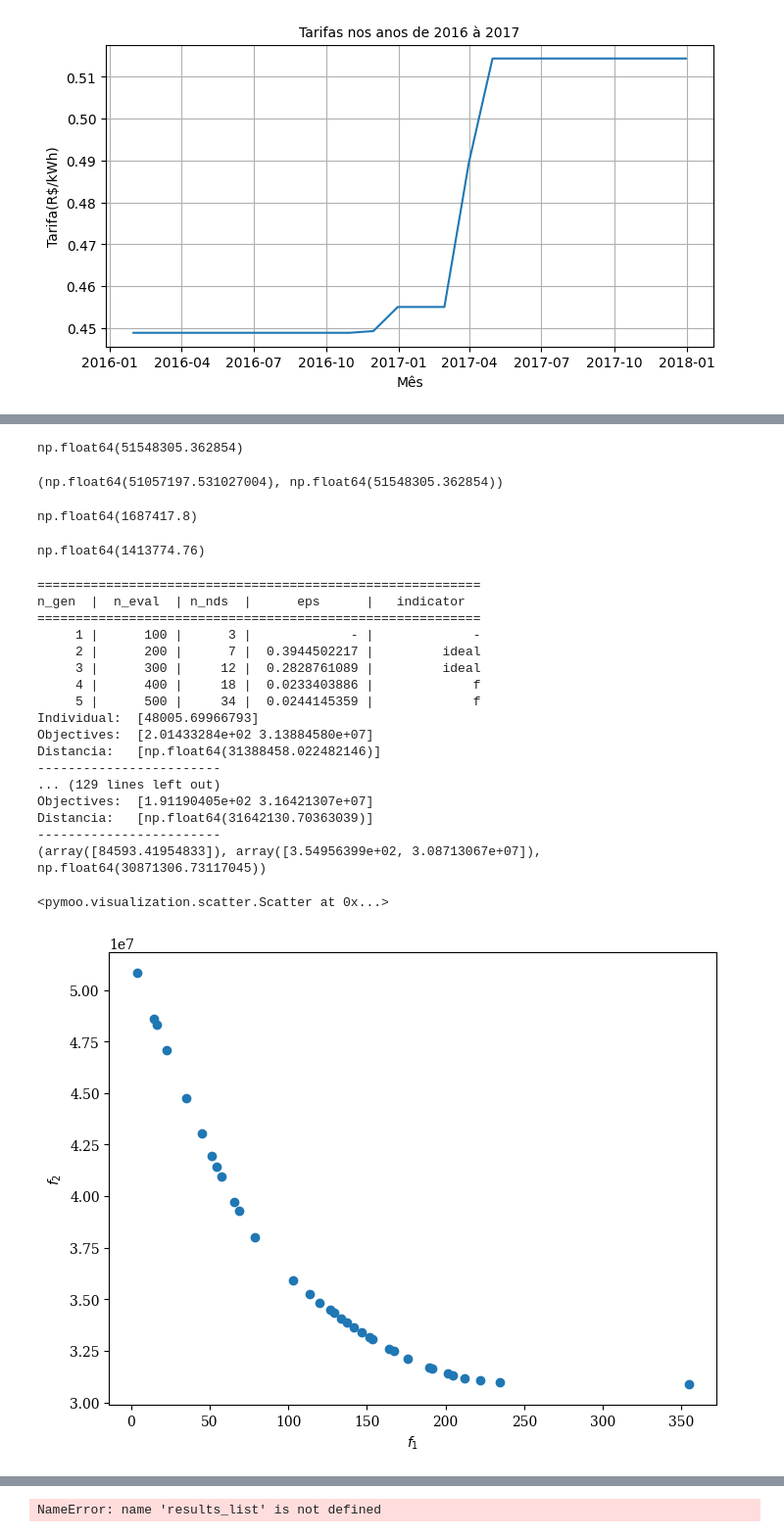
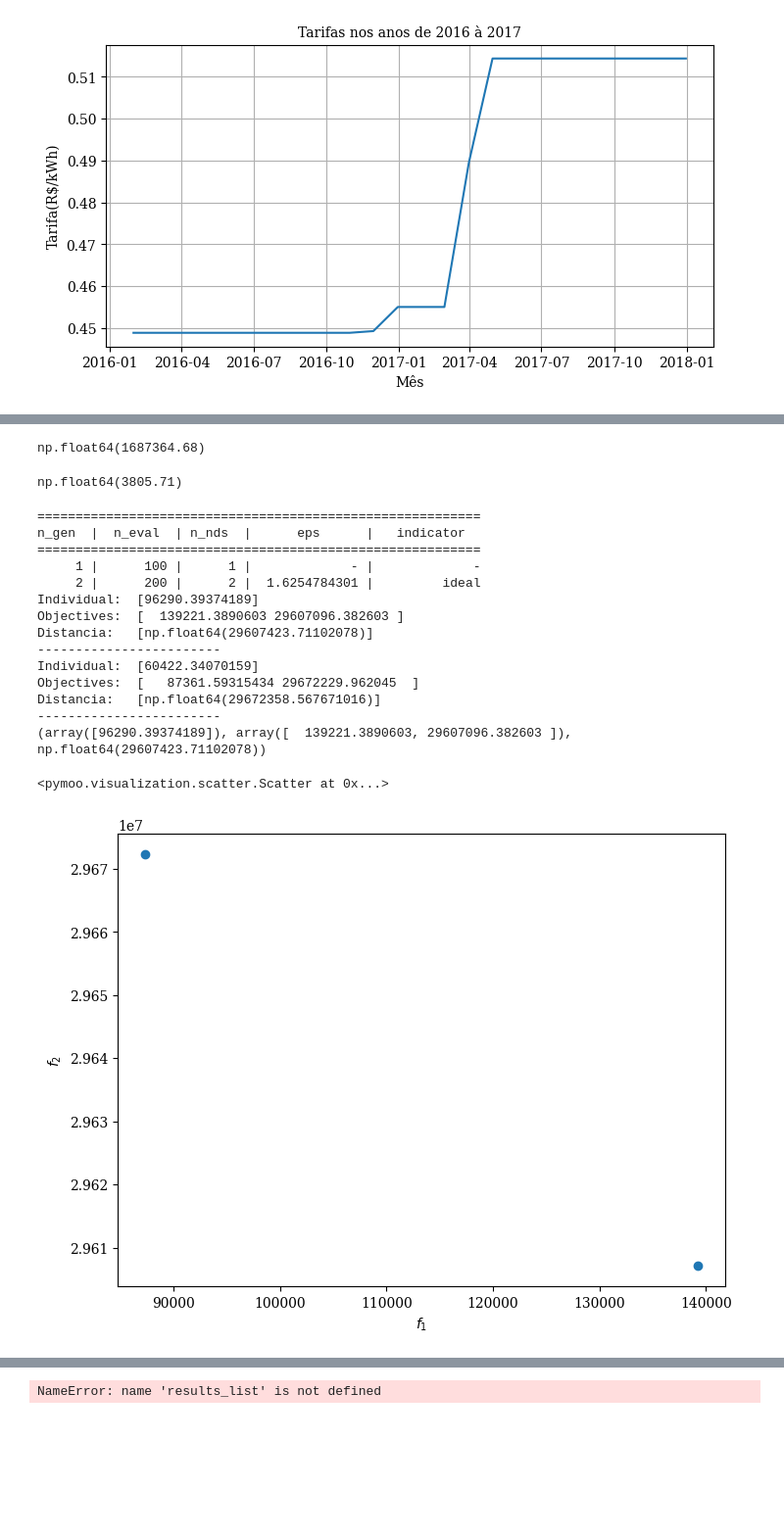
Before and after one commit to arthurcoelho442/Sujidade-e-Retorno-Economico-de-Baterias, a Jupyter notebook: atual copy 2.ipynb, the cells around one changed output, grey strips where cells are left out. Shown at 98% size. Saved outputs shown, nothing was run; the diff lists cells and outputs as text; code cells hidden in the pictures; blank space fills up the shorter version.

```diff
--- a/atual copy 2.ipynb
+++ b/atual copy 2.ipynb
@@ -70,7 +70,7 @@ def extract_user_name(file_name):
     return None
 
 # Número máximo de usuários que você quer processar
-max_users = 100  # Altere este valor para o número desejado
+max_users = 50  # Altere este valor para o número desejado
 
 defalt_users = [
     {
@@ -765,14 +705,15 @@ print(
 #@title **Custo anual relacionado à bateria**
 SOH         = 0.8
 rep         = 0.6
-geracao     = 19.3 # capacidade de geração anual (MWh)
+# 3 baterias
+capacidade  = 19.3 * 10**3 # capacidade de geração anual (kWh)
 custo       = 5045400 # custo bateria em Dolar
+dolar       = 5.47 # cotação do dolar em 2025
 manutencao  = 29610 # custo de manutenção anual em Dolar
-dolar       = 5.47 # cotação do dolar em 2025
-c_ic        = (manutencao * dolar) / (geracao * 1000 * 1000)  # custo de instalação do BESS no brasil (R$/Wh)
-e_b         = 3.9 * 10**6 # capacidade da bateria
+c_ic        = ((custo+manutencao) * dolar) / capacidade
+e_b         = 3.9 * 10**3 # capacidade da bateria
 
 c_bat       = lambda e_b: (((1-SOH)/(1-rep))*c_ic*e_b)
 
-round(c_bat(e_b),2)
+round(c_bat(e_b)/10000,2)
 # %% [output]
@@ -786,24 +727,18 @@ np.float64(49860887.56)
 # %%
 C_pv = lambda indicador=1: (energBaterry(agrupamento(PowerPainel()[indicador]), consumidor_ALL, 0)['grid'] * c_tarifa_unitaria).clip(lower=0).sum()
 C_pv()
-# %% [output]
-np.float64(51548305.362854)
-# %%
-C_pv(0), C_pv(1)
-# %% [output]
-(np.float64(51057197.531027004), np.float64(51548305.362854))
 # %%
 #@title **C_sav**
 C_sav = lambda e_b: C_pv() - Cop(e_b)
 round(C_sav(2000), 2)
 # %% [output]
-np.float64(1687417.8)
+np.float64(1687364.68)
 # %%
 #@title **Retorno de investimento**
 roi = lambda e_b: (C_sav(e_b)/c_bat(e_b))*100
 round(roi(348528.36539327),2)
 # %% [output]
-np.float64(1413774.76)
+np.float64(3805.71)
 # %%
 PotPVMS_cache = agrupamento(PowerPainel()[1])
 def Ce_cached(e_b):
@@ -813,7 +748,7 @@ import threading
 
 # Definir o problema de otimização
 n_var = 1
-max_baterry = 3.9*10**6
+max_baterry = 19.3 * 10**3 # Capacidade máxima da bateria em kWh
 objs = [
     lambda x: [c_bat(x[0])],
     lambda x: [Ce_cached(x[0])]
@@ -862,47 +797,44 @@ algorithm = NSGA3(pop_size=num_ref_dirs, ref_dirs=ref_dirs_custom)
 # # Acessar os resultados
 # result = result_max[0]
 
-result = minimize(problem, algorithm, seed=980, termination=('n_gen', 5), verbose=True)
+result = minimize(problem, algorithm, seed=980, termination=('n_gen', 1), verbose=True)
 
 final_population = result.X
 final_objectives = result.F
 
 # Imprimir os resultados
 lista = []
 for individual, objectives in zip(final_population, final_objectives):
     dist = np.linalg.norm([0, 0] - objectives)
     print("Individual: ", individual)
     print("Objectives: ", objectives)
     print("Distancia:  ", [dist])
     print("------------------------")
 
     lista.append((individual, objectives, dist))
 
 print(min(lista, key=lambda x: x[2]))
 
 scatter_plot = Scatter().add(result.F).show()
 
 scatter_plot.save("scatter_plot.png")
 # %% [output]
 ==========================================================
 n_gen  |  n_eval  | n_nds  |      eps      |   indicator
 ==========================================================
-     1 |      100 |      3 |             - |             -
-     2 |      200 |      7 |  0.3944502217 |         ideal
-     3 |      300 |     12 |  0.2828761089 |         ideal
-     4 |      400 |     18 |  0.0233403886 |             f
-     5 |      500 |     34 |  0.0244145359 |             f
-Individual:  [48005.69966793]
-Objectives:  [2.01433284e+02 3.13884580e+07]
-Distancia:   [np.float64(31388458.022482146)]
+     1 |      100 |      1 |             - |             -
+     2 |      200 |      2 |  1.6254784301 |         ideal
+Individual:  [96290.39374189]
+Objectives:  [  139221.3890603 29607096.382603 ]
+Distancia:   [np.float64(29607423.71102078)]
 ------------------------
-... (129 lines left out)
-Objectives:  [1.91190405e+02 3.16421307e+07]
-Distancia:   [np.float64(31642130.70363039)]
+Individual:  [60422.34070159]
+Objectives:  [   87361.59315434 29672229.962045  ]
+Distancia:   [np.float64(29672358.567671016)]
 ------------------------
-(array([84593.41954833]), array([3.54956399e+02, 3.08713067e+07]), np.float64(30871306.73117045))
+(array([96290.39374189]), array([  139221.3890603, 29607096.382603 ]), np.float64(29607423.71102078))
 <pymoo.visualization.scatter.Scatter at 0x...>
-[figure, old version]
+[figure, new version]
 # %%
 custo_por_painel        = 20  # Custo por painel em R$
 custo_limpeza_sistema   = custo_por_painel * sum(NPaineis[user] for user in users) # Custo total de limpeza do sistema
```
Also changed, not shown: parts of 26 cells of this notebook, 23 other files.
